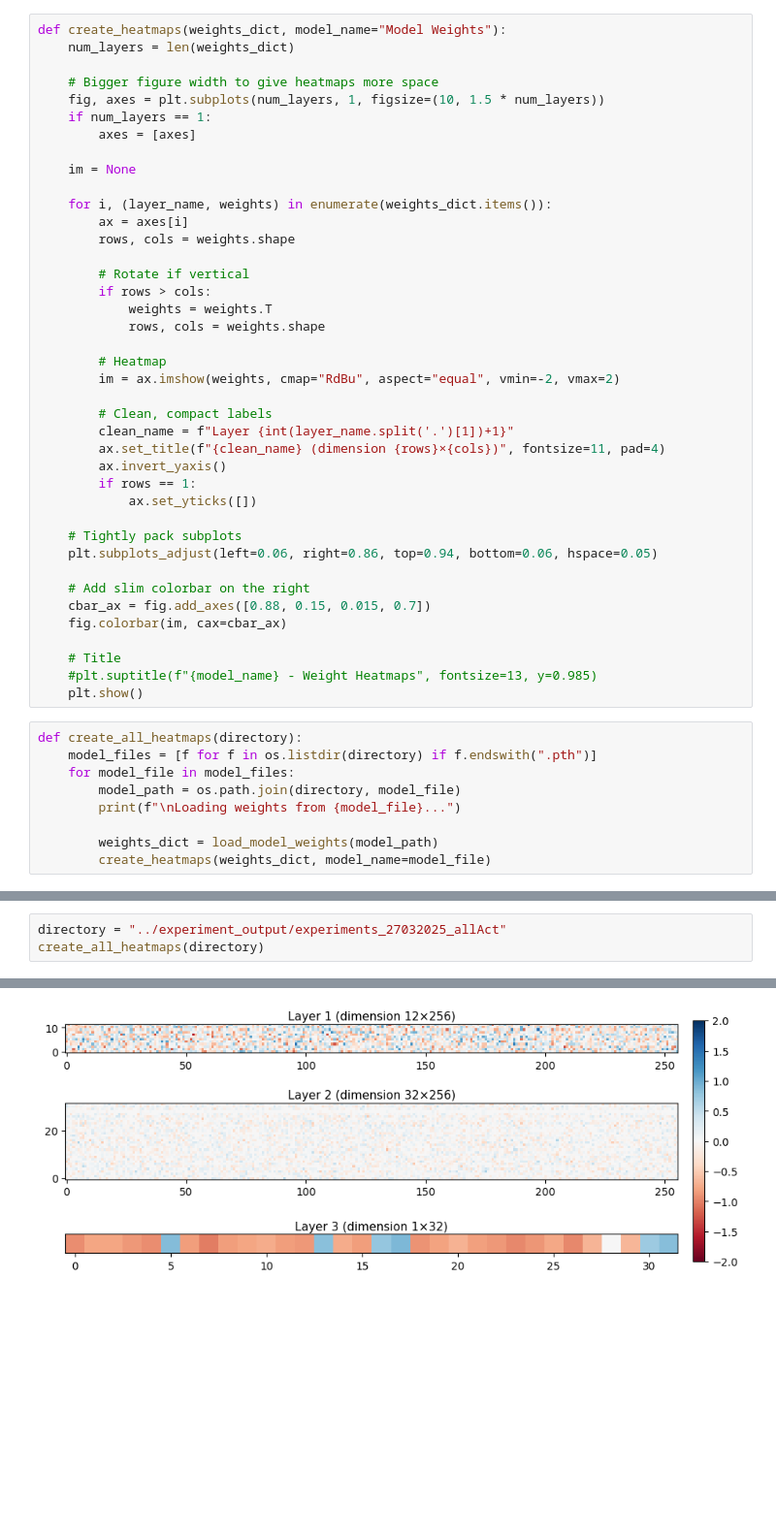
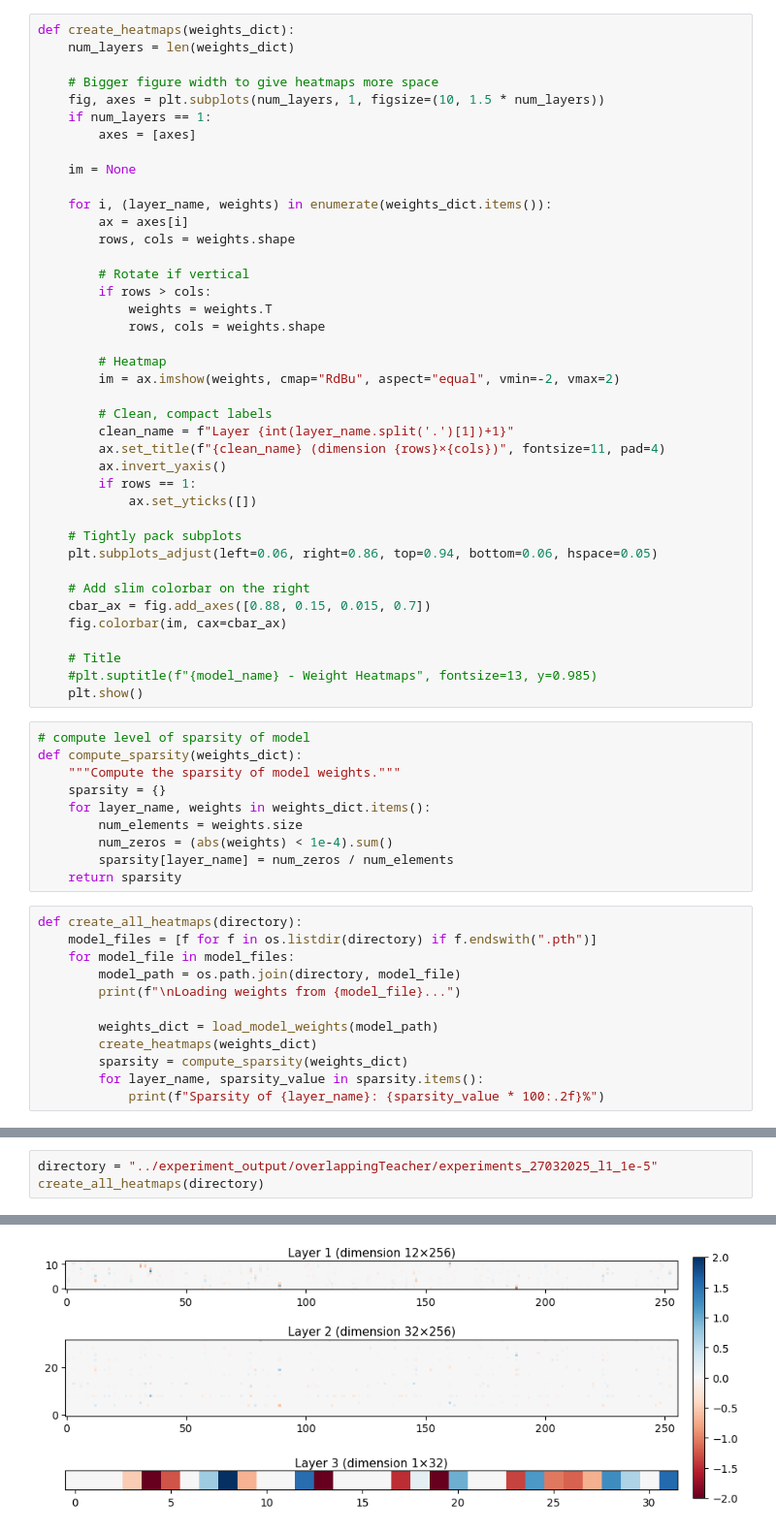
Before and after one commit to laschulz/investigating_sparseNN, a Jupyter notebook: src/plot.ipynb, the cells around one changed output, grey strips where cells are left out. Shown at 97% size. Cells and saved outputs as stored; diff of their text form; blank space fills up the shorter version.

```diff
--- a/src/plot.ipynb
+++ b/src/plot.ipynb
@@ -68,5 +11,5 @@ def create_heatmaps(weights_dict, model_name="Model Weights", use_plotly=False):
 # %%
-def create_heatmaps(weights_dict, model_name="Model Weights"):
+def create_heatmaps(weights_dict):
     num_layers = len(weights_dict)
 
     # Bigger figure width to give heatmaps more space
@@ -105,6 +48,16 @@ def create_heatmaps(weights_dict, model_name="Model Weights"):
     # Title
     #plt.suptitle(f"{model_name} - Weight Heatmaps", fontsize=13, y=0.985)
     plt.show()
+# %%
+# compute level of sparsity of model
+def compute_sparsity(weights_dict):
+    """Compute the sparsity of model weights."""
+    sparsity = {}
+    for layer_name, weights in weights_dict.items():
+        num_elements = weights.size
+        num_zeros = (abs(weights) < 1e-4).sum()
+        sparsity[layer_name] = num_zeros / num_elements
+    return sparsity
 # %%
 def create_all_heatmaps(directory):
     model_files = [f for f in os.listdir(directory) if f.endswith(".pth")]
@@ -113,5 +66,8 @@ def create_all_heatmaps(directory):
         print(f"\nLoading weights from {model_file}...")
 
         weights_dict = load_model_weights(model_path)
-        create_heatmaps(weights_dict, model_name=model_file)
+        create_heatmaps(weights_dict)
+        sparsity = compute_sparsity(weights_dict)
+        for layer_name, sparsity_value in sparsity.items():
+            print(f"Sparsity of {layer_name}: {sparsity_value * 100:.2f}%")
 # %%
@@ -134,4 +83,4 @@ Loading weights from nonoverlappingCNN_relu__fcnn_decreasing_tanh.pth...
 # %%
-directory = "../experiment_output/experiments_27032025_allAct"
+directory = "../experiment_output/overlappingTeacher/experiments_27032025_l1_1e-5"
 create_all_heatmaps(directory)
 # %% [output]
@@ -143 +96 @@ Loading weights from nonoverlappingCNN_sigmoid__fcnn_decreasing_tanh.pth...
-[figure, old version]
+[figure, new version]
```
Also changed, not shown: parts of 4 cells of this notebook, 17 other files.
